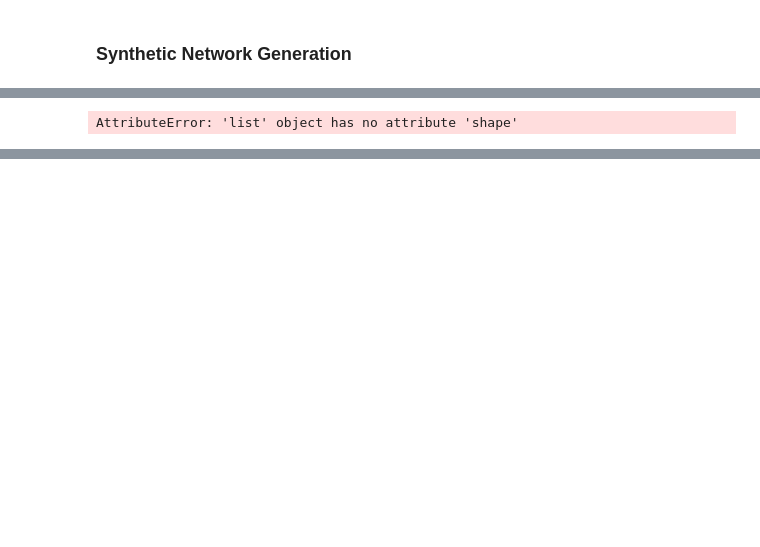
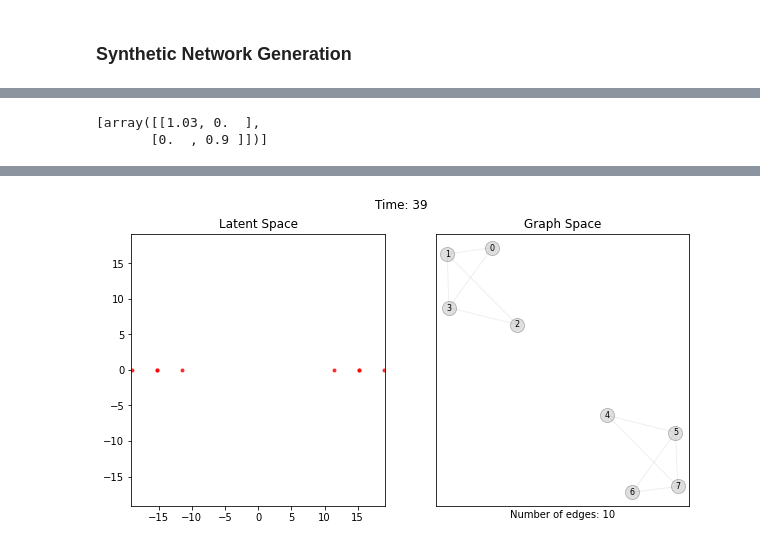
Before and after one commit to abdcelikkanat/reldistnet, a Jupyter notebook: notebooks/synnetgen.ipynb, the cells around one changed output, grey strips where cells are left out. Cells and saved outputs as stored; diff of their text form; code cells hidden in the pictures; blank space fills up the shorter version.

```diff
--- a/notebooks/synnetgen.ipynb
+++ b/notebooks/synnetgen.ipynb
@@ -27,10 +27,10 @@ HTML(anim.to_html5_video())
 # %%
-z0 = np.array([[-3, 0], [-2, -1], [-1, 0], [-2, 1], [1, 0], [2,-1], [3, 0], [2, 1]], dtype=np.float)
-init_z = [z0, z0]
-N = init_z.shape[0]
-D = init_z.shape[1]
+z0 = np.array([[-5, 0], [-4, -1], [-3, 0], [-4, 1], [3, 0], [4,-1], [5, 0], [4, 1]], dtype=np.float)
+init_z = [1.2*z0]
+N = init_z[0].shape[0]
+D = init_z[0].shape[1]
 
-A = np.flipud( np.diag([1, 1]) )
+A =  np.diag([1.03, 0.9])
 A = [1*A]
 #A = np.random.rand(D, D)
 #A = A / A.sum(axis=0)
@@ -46,4 +46,5 @@ sng = SynNetGen(init_z=init_z, init_beta=beta, init_gamma=gamma, A=A, tau=tau, T
 anim = sng.animate()
 HTML(anim.to_html5_video())
 # %% [output]
-AttributeError: 'list' object has no attribute 'shape'
+[array([[1.03, 0.  ],
+       [0.  , 0.9 ]])]
@@ -49,0 +52 @@ AttributeError: 'list' object has no attribute 'shape'
+[figure, added]
```
Also changed, not shown: parts of 2 cells of this notebook.
